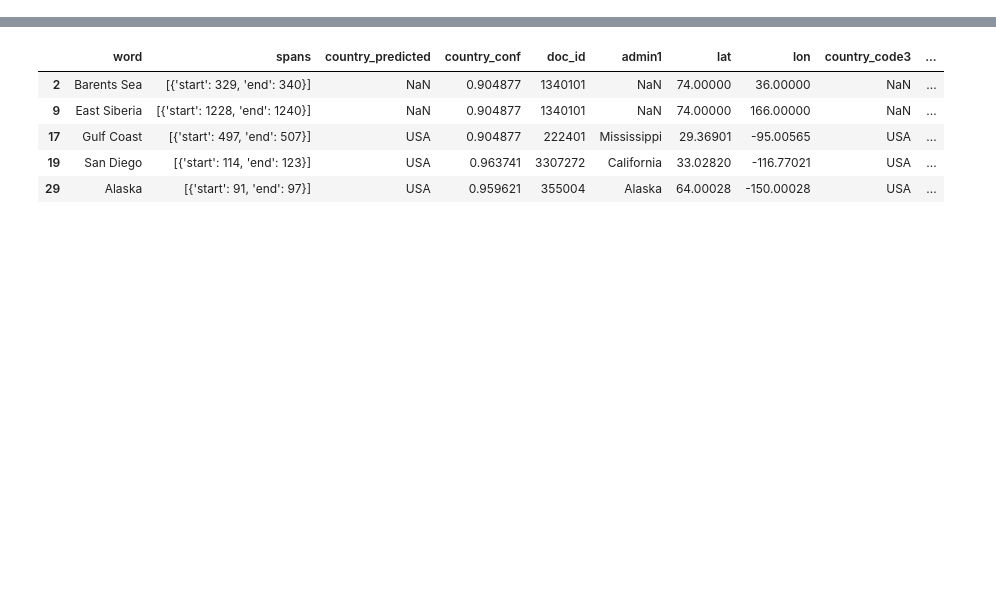
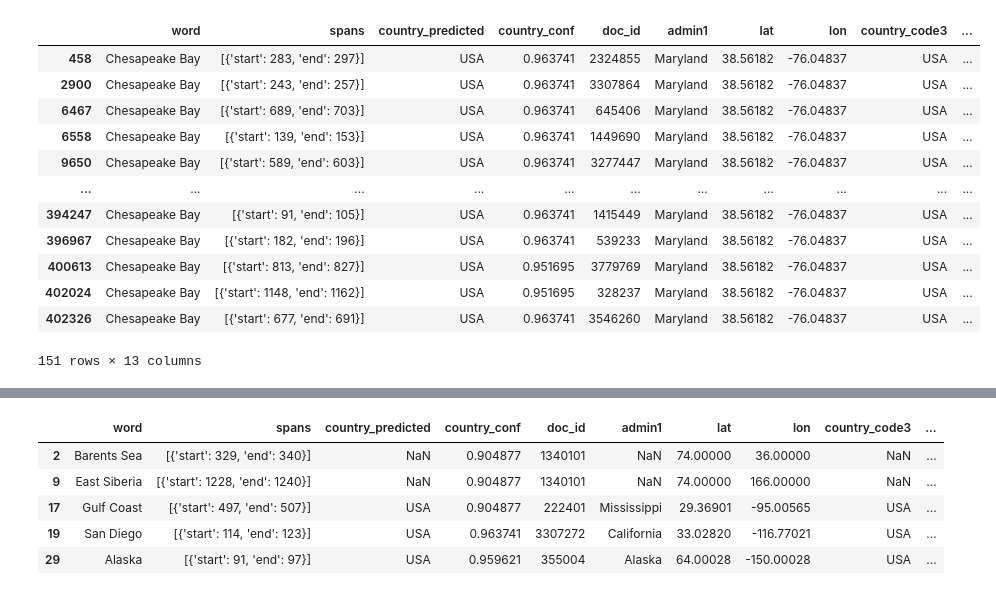
Before and after one commit to mcallaghan/regional-impacts-map, a Jupyter notebook: analysis/3b_fix_summarise_places.ipynb, the cells around one changed output, grey strips where cells are left out. Cells and saved outputs as stored; diff of their text form; code cells hidden in the pictures; blank space fills up the shorter version.

```diff
--- a/analysis/3b_fix_summarise_places.ipynb
+++ b/analysis/3b_fix_summarise_places.ipynb
@@ -97,5 +114,19 @@ places[places["feature_code"]=="HTL"].groupby('place_name').size().sort_values(a
 # %%
-places[places["place_name"].str.contains("ittle Washita Site 13 Reservoi")]
+places[places["place_name"].astype(str).str.contains("Hyatt Regency Chesapeake")]
+# %% [output]
+|  | word | spans | country_predicted | country_conf | doc_id | admin1 | lat | lon | country_code3 | ... |
+| 458 | Chesapeake Bay | [{'start': 283, 'end': 297}] | USA | 0.963741 | 2324855 | Maryland | 38.56182 | -76.04837 | USA | ... |
+| 2900 | Chesapeake Bay | [{'start': 243, 'end': 257}] | USA | 0.963741 | 3307864 | Maryland | 38.56182 | -76.04837 | USA | ... |
+| 6467 | Chesapeake Bay | [{'start': 689, 'end': 703}] | USA | 0.963741 | 645406 | Maryland | 38.56182 | -76.04837 | USA | ... |
+| 6558 | Chesapeake Bay | [{'start': 139, 'end': 153}] | USA | 0.963741 | 1449690 | Maryland | 38.56182 | -76.04837 | USA | ... |
+| 9650 | Chesapeake Bay | [{'start': 589, 'end': 603}] | USA | 0.963741 | 3277447 | Maryland | 38.56182 | -76.04837 | USA | ... |
+| ... | ... | ... | ... | ... | ... | ... | ... | ... | ... | ... |
+| 394247 | Chesapeake Bay | [{'start': 91, 'end': 105}] | USA | 0.963741 | 1415449 | Maryland | 38.56182 | -76.04837 | USA | ... |
+| 396967 | Chesapeake Bay | [{'start': 182, 'end': 196}] | USA | 0.963741 | 539233 | Maryland | 38.56182 | -76.04837 | USA | ... |
+| 400613 | Chesapeake Bay | [{'start': 813, 'end': 827}] | USA | 0.951695 | 3779769 | Maryland | 38.56182 | -76.04837 | USA | ... |
+| 402024 | Chesapeake Bay | [{'start': 1148, 'end': 1162}] | USA | 0.951695 | 328237 | Maryland | 38.56182 | -76.04837 | USA | ... |
+| 402326 | Chesapeake Bay | [{'start': 677, 'end': 691}] | USA | 0.963741 | 3546260 | Maryland | 38.56182 | -76.04837 | USA | ... |
+151 rows × 13 columns
 # %%
 did = 28635
 print(df[df.id==did].content.values[0])
```
Also changed, not shown: parts of 7 cells of this notebook, 10 other files.
